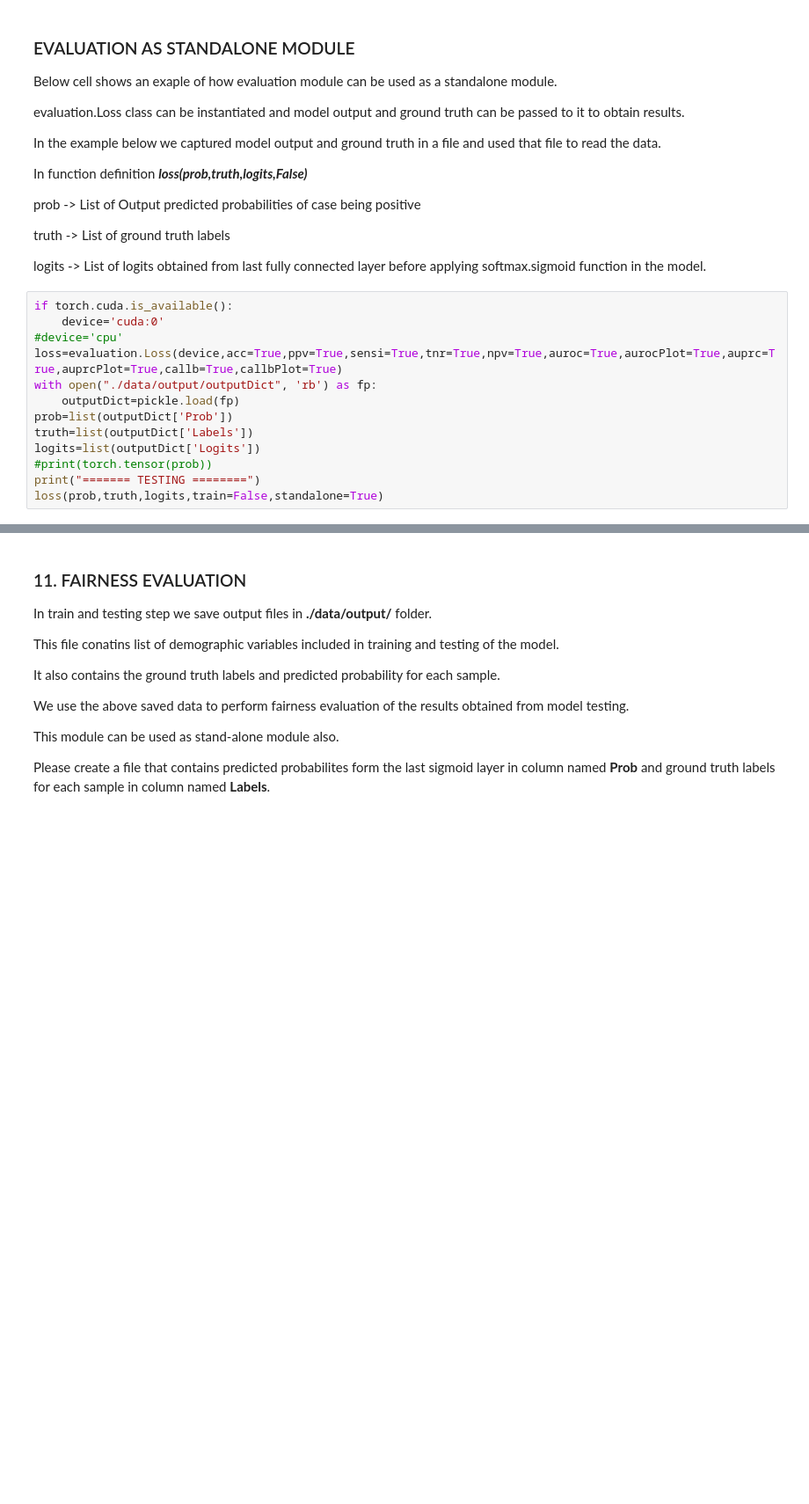
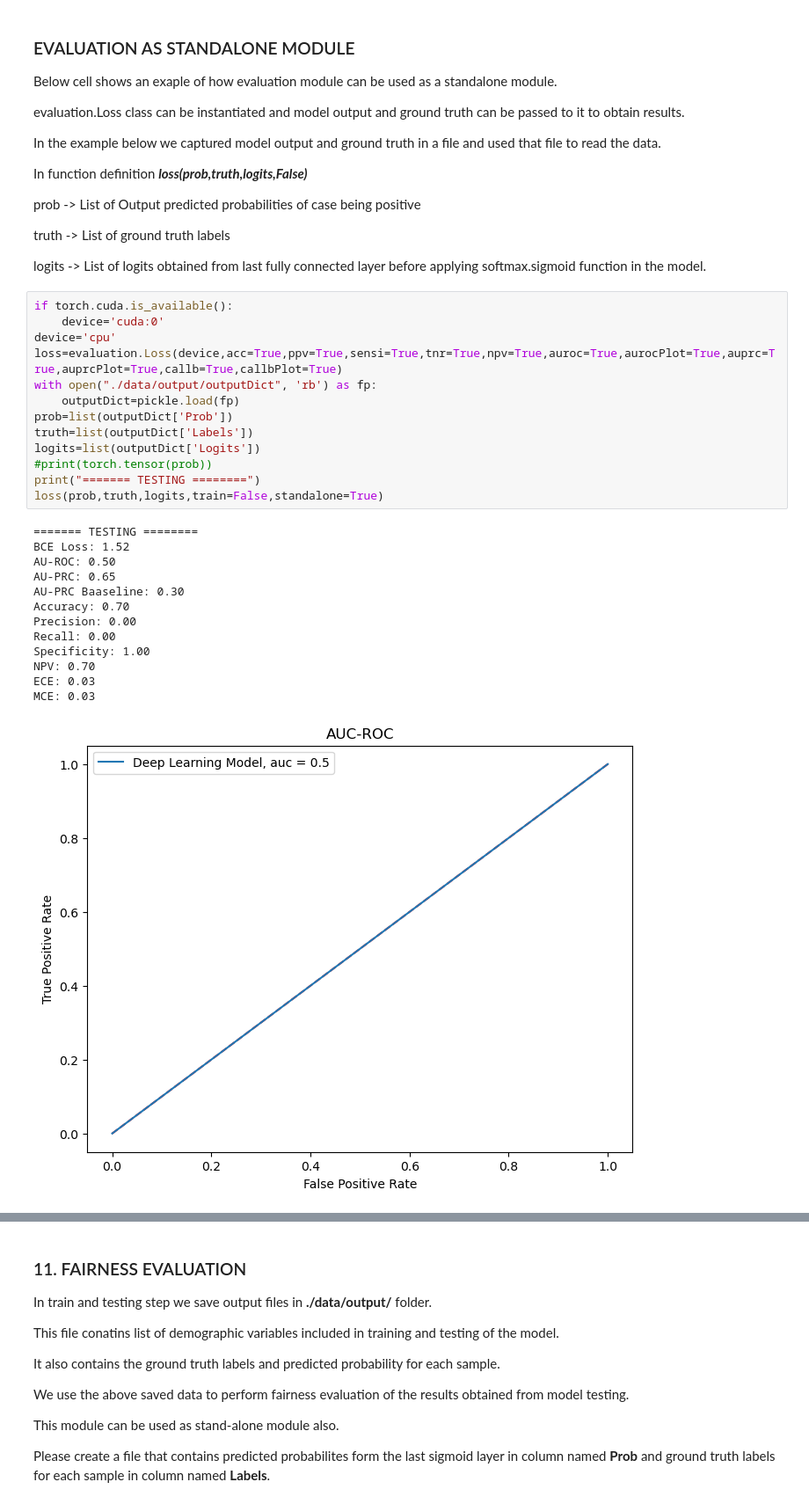
Before and after one commit to JhansiBadarvada/DLH-Datapipeline, a Jupyter notebook: mainPipeline.ipynb, the cells around one changed output, grey strips where cells are left out. Shown at 88% size. Drawn from its saved outputs; the diff is of its cells as text; blank space fills up the shorter version.

```diff
--- a/mainPipeline.ipynb
+++ b/mainPipeline.ipynb
@@ -793,13 +969,27 @@ logits -> List of logits obtained from last fully connected layer before applyin
 # %%
 if torch.cuda.is_available():
     device='cuda:0'
-#device='cpu'
+device='cpu'
 loss=evaluation.Loss(device,acc=True,ppv=True,sensi=True,tnr=True,npv=True,auroc=True,aurocPlot=True,auprc=True,auprcPlot=True,callb=True,callbPlot=True)
 with open("./data/output/outputDict", 'rb') as fp:
     outputDict=pickle.load(fp)
 prob=list(outputDict['Prob'])
 truth=list(outputDict['Labels'])
 logits=list(outputDict['Logits'])
 #print(torch.tensor(prob))
 print("======= TESTING ========")
 loss(prob,truth,logits,train=False,standalone=True)
+# %% [output]
+======= TESTING ========
+BCE Loss: 1.52
+AU-ROC: 0.50
+AU-PRC: 0.65
+AU-PRC Baaseline: 0.30
+Accuracy: 0.70
+Precision: 0.00
+Recall: 0.00
+Specificity: 1.00
+NPV: 0.70
+ECE: 0.03
+MCE: 0.03
+[figure, added]
```
Also changed, not shown: parts of 19 cells of this notebook, 4 other files.
